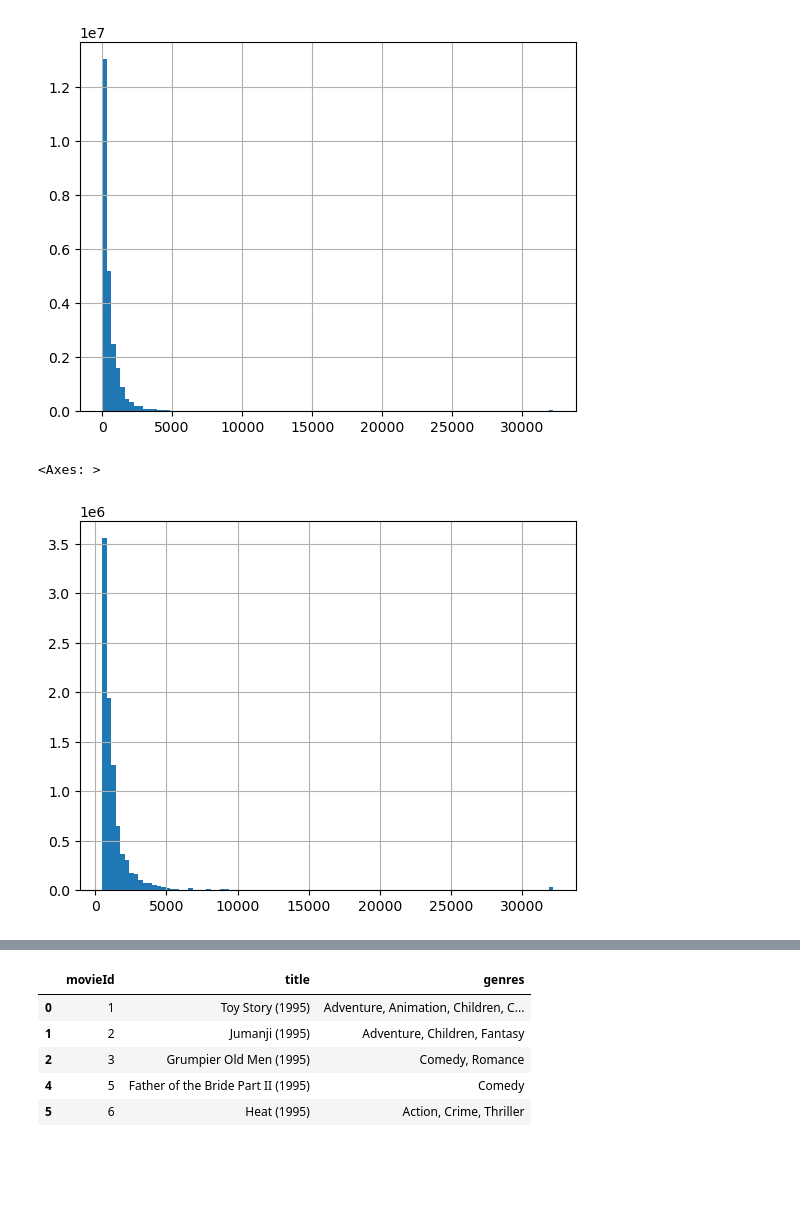
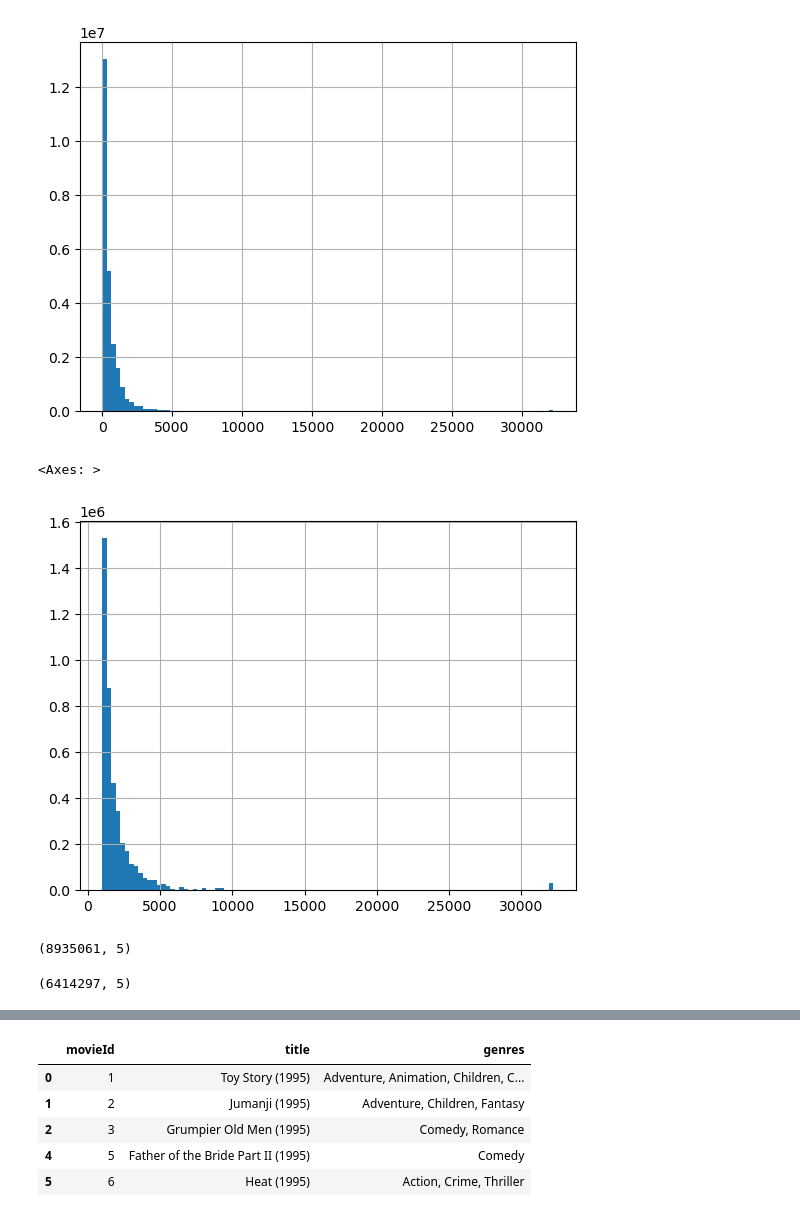
Before and after one commit to WizzVard/Recommendation-system, a Jupyter notebook: Colaborative_Filtering_main.ipynb, the cells around one changed output, grey strips where cells are left out. Cells and saved outputs as stored; diff of their text form; code cells hidden in the pictures; blank space fills up the shorter version.

```diff
--- a/Colaborative_Filtering_main.ipynb
+++ b/Colaborative_Filtering_main.ipynb
@@ -106,8 +106,16 @@ ratings['user_num_ratings'].hist(bins=100)
 <Axes: >
 [figure]
 # %%
-ratings[ratings['user_num_ratings']>500]['user_num_ratings'].hist(bins=100)
+ratings[ratings['user_num_ratings']>1000]['user_num_ratings'].hist(bins=100)
 # %% [output]
 <Axes: >
-[figure, old version]
+[figure, new version]
+# %%
+ratings[ratings['user_num_ratings']>500].shape
+# %% [output]
+(8935061, 5)
+# %%
+ratings[ratings['user_num_ratings']>700].shape
+# %% [output]
+(6414297, 5)
 # %%
```
Also changed, not shown: parts of 20 cells of this notebook.
